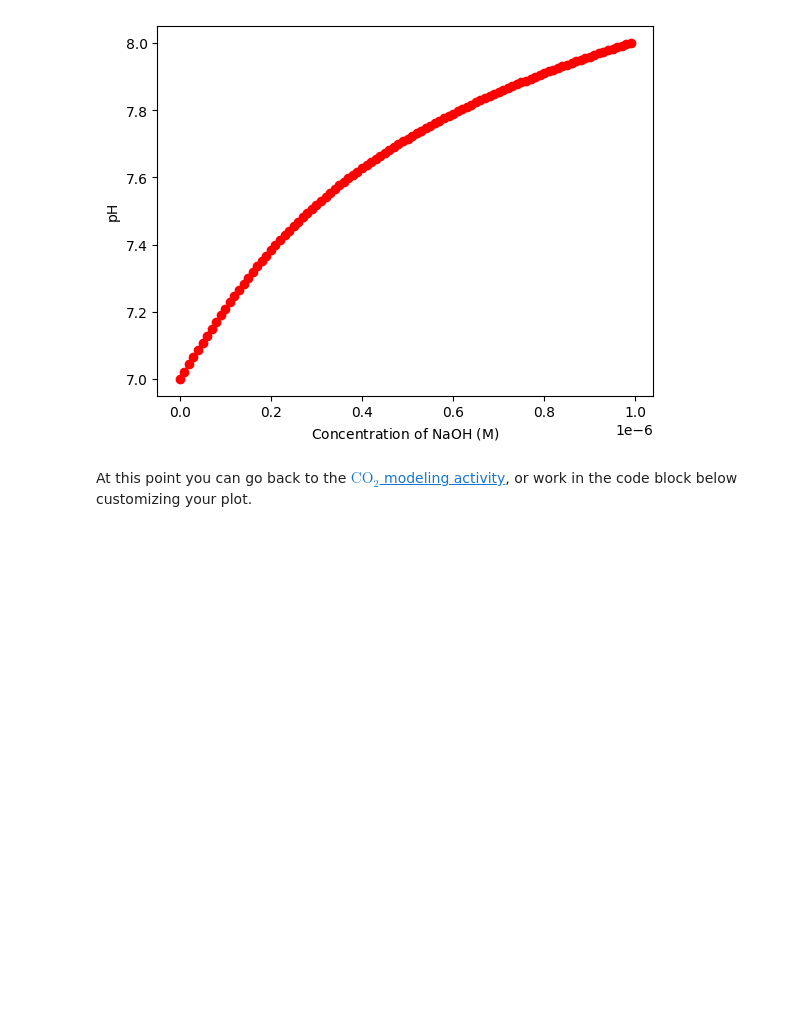
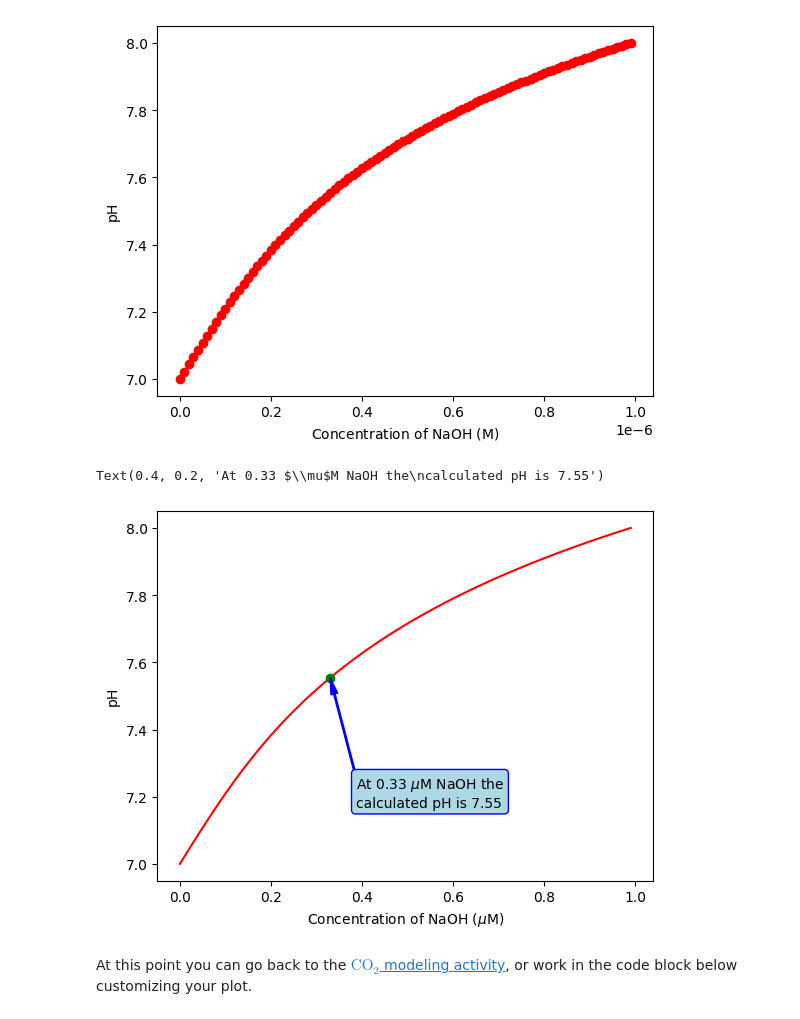
Before and after one commit to wphall/CO2-Equilibrium, a Jupyter notebook: Loops_and_Plotting_in_Python.ipynb, the cells around one changed output. Saved outputs shown, nothing was run; the diff lists cells and outputs as text; code cells hidden in the pictures; blank space fills up the shorter version.

```diff
--- a/Loops_and_Plotting_in_Python.ipynb
+++ b/Loops_and_Plotting_in_Python.ipynb
@@ -181,5 +189,61 @@ ax.set_ylabel("pH")
 # %% [output]
 Text(0, 0.5, 'pH')
 [figure]
+# %%
+import numpy as np                    #the numpy library contains fast math functions designed to operate on and store arrays of numbers
+import matplotlib.pyplot as plt       #the matplotlib.pyplot library is used to make plots and figures
+import pandas as pd                   #the pandas library deals with named columns and rows of data called a dataframe (similar to an Excel worksheet with customizable row and column labels)
+from scipy.optimize import fsolve     #the scipy library has thousands of functions, fsolve is one for searching for the roots of a system of equations
+
+def FunNaOH(x):
+  # x[0]=hdr
+  # x[1]=hox
+  # x[2]=sod
+  f0=x[0]*x[1]-Kw      #Kw=hdr*hox so 0=hdr*hox-Kw
+  f1=x[0]+x[2]-x[1]    #charge balance
+  f3=x[2]-F            #mass balance
+  res=np.array([f0, f1, f3])
+  return res
+
+Kw=1e-14
+
+concs=np.arange(0,1e-6,1e-8)
+concIdxs=np.arange(len(concs))
+dfRangeConc=pd.DataFrame(index=concs,columns=["hdr","hox","sod"])
+
+for F,index in zip(concs,concIdxs):     #this loop will step through the concentrations and their indexes
+  sod=F
+  hox=F+1.0e-7
+  hdr=Kw/hox
+  estimate=np.array([hdr,hox,sod])
+  xCalc=fsolve(FunNaOH,estimate)        #SciPy does the work!
+  dfRangeConc.iloc[index,:]=xCalc       #store the result in the appropriate spot in the dataframe
+  pHCalc=-np.log10(xCalc[0])            #hydronium ion has an index of 0 (1st value, but indexing starts with 0!)
+
+hyds=np.array(dfRangeConc['hdr'],dtype=float)
+pHs=-np.log10(hyds)
+
+fig,ax=plt.subplots()                                                 #this code creates a plot (called "fig") with one plotable axis (called "ax")
+ax.plot(concs*1e6,pHs, linestyle='solid', marker='none', color='red') #this code plots a solid red line onto "ax" with concs as the x-data and pHs as the y-data
+ax.set_xlabel("Concentration of $\mathrm{NaOH}$ ($\mu$M)")            #label the x-axis in micromolar sodium hydroxide
+ax.set_ylabel("pH")                                                   #label the y-axis in pH units
+
+targetExampleConc=3.3e-7                                #here we set a concentration to annotate on our plot (try changing it)
+exampleIndex=np.argmin(np.abs(concs-targetExampleConc)) #here we find the index of the closest matching value in our calculated dataset
+exampleConc=concs[exampleIndex]*1e6                     #here we find the x-coodinate of our annotation point
+examplepH=pHs[exampleIndex]                             #here we find the y-coodinate of our annotation point
+ax.plot(exampleConc,examplepH, linestyle='solid', marker='o', color='green') #this code plots a green circle onto "ax" at the coordinates of our annotation point
+str_conc="{:.2g}".format(exampleConc)                   #here we convert the concentration to a string of numerals
+str_pH="{:.2f}".format(examplepH)                       #here we convert the pH to a string of numerals
+ax.annotate('At '+str_conc+' $\mu$M NaOH the\n'+        #here we annotate "ax" with the text made by concatenating the information...
+            'calculated pH is '+str(str_pH),            #about the concentrration of NaOh and pH
+            xy=(exampleConc, examplepH), xycoords='data',                           #xy is the location of the arrowhead and "data' is the default unit for graph coodinates
+            xytext=(0.4, 0.2), textcoords='axes fraction',                          #xytext is the lower left corner of the box and uses 'axes fraction' coodinates is (x,y) lower left is (0,0) upper right is (1,1)
+            arrowprops={'color': 'blue', 'width':1, 'headwidth':5},
+            bbox={'boxstyle':'round', 'edgecolor':'blue','facecolor':'lightBlue'}
+            )
+# %% [output]
+Text(0.4, 0.2, 'At 0.33 $\\mu$M NaOH the\ncalculated pH is 7.55')
+[figure, added]
 # %% [markdown]
-At this point you can go back to the [$\mathrm{CO_2}$ modeling activity](https://colab.research.google.com/drive/1JmzYY-f_uMBbdWO7Q5ehC9B1xWakEKcJ?usp=sharing), or work in the code block below customizing your plot.
+At this point you can go back to the [$\mathrm{CO_2}$ modeling activity](https://colab.research.google.com/drive/1JmzYY-f_uMBbdWO7Q5ehC9B1xWakEKcJ#scrollTo=AH2AOwK8wgXO), or work in the code block below customizing your plot.
```
Also changed, not shown: parts of 6 cells of this notebook.
